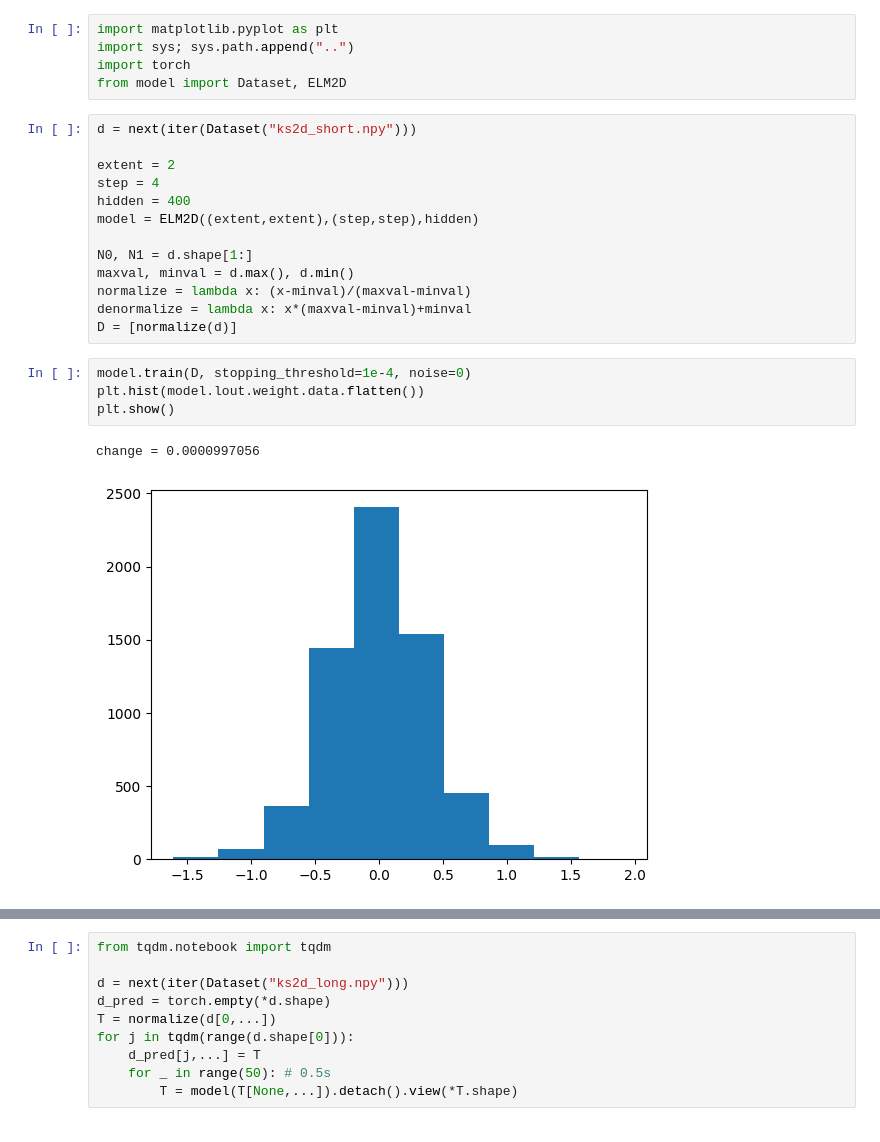
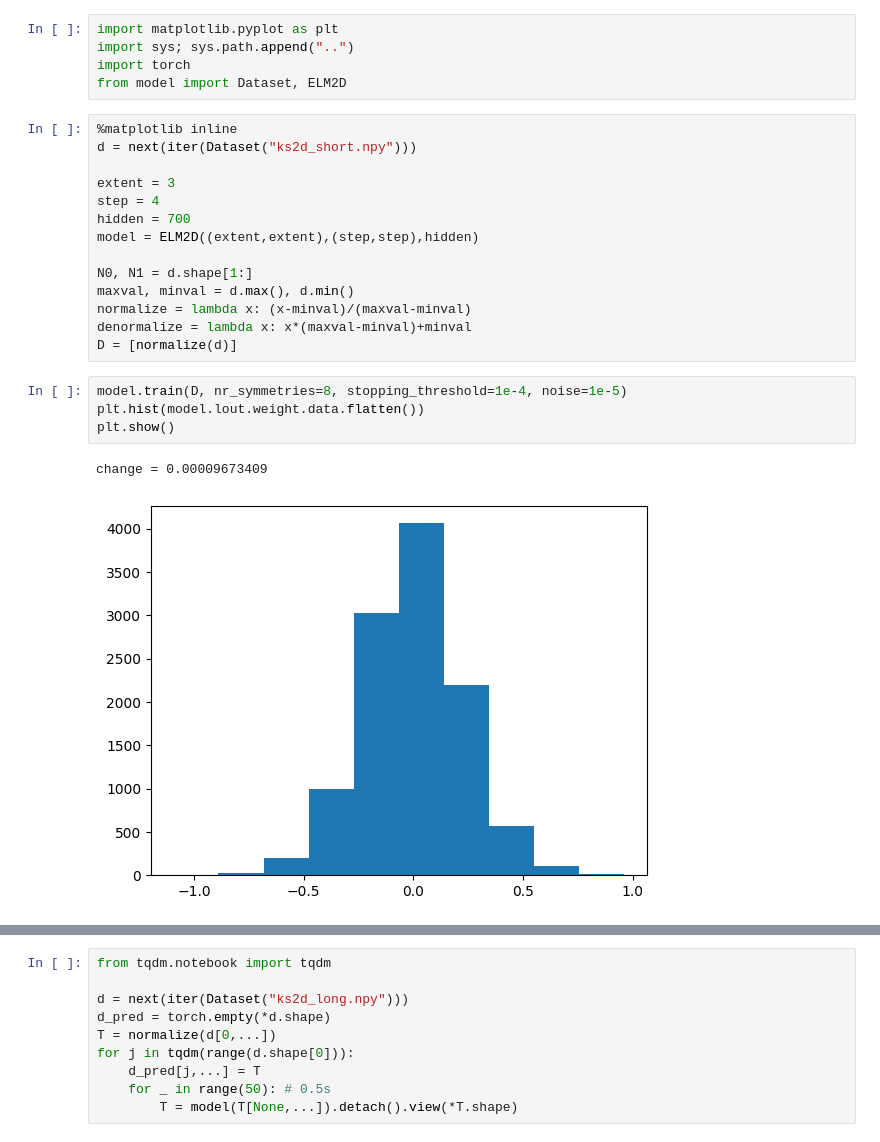
Before and after one commit to graps1/ELM-PDEs, a Jupyter notebook: ks2d/ks2d.ipynb, the cells around one changed output, grey strips where cells are left out. Cells and saved outputs as stored; diff of their text form.

```diff
--- a/ks2d/ks2d.ipynb
+++ b/ks2d/ks2d.ipynb
@@ -4,11 +4,12 @@ import sys; sys.path.append("..")
 import torch
 from model import Dataset, ELM2D
 # %%
+%matplotlib inline
 d = next(iter(Dataset("ks2d_short.npy")))
 
-extent = 2
+extent = 3
 step = 4
-hidden = 400
+hidden = 700
 model = ELM2D((extent,extent),(step,step),hidden)
 
 N0, N1 = d.shape[1:]
@@ -17,12 +18,12 @@ normalize = lambda x: (x-minval)/(maxval-minval)
 denormalize = lambda x: x*(maxval-minval)+minval
 D = [normalize(d)]
 # %%
-model.train(D, stopping_threshold=1e-4, noise=0)
+model.train(D, nr_symmetries=8, stopping_threshold=1e-4, noise=1e-5)
 plt.hist(model.lout.weight.data.flatten())
 plt.show()
 # %% [output]
-change = 0.0000997056
+change = 0.00009673409
-[figure, old version]
+[figure, new version]
 # %%
 X_test = normalize(d[-2,...])
 Y_test = normalize(d[-1,...])
```
Also changed, not shown: parts of 3 cells of this notebook.
